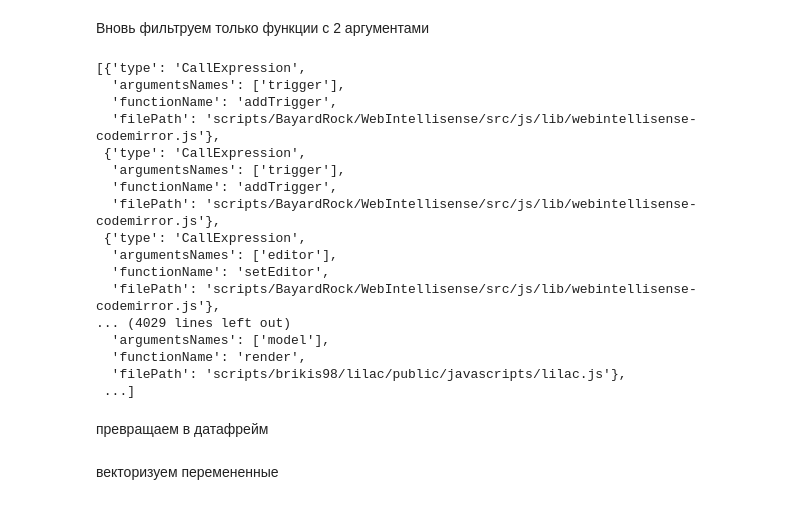
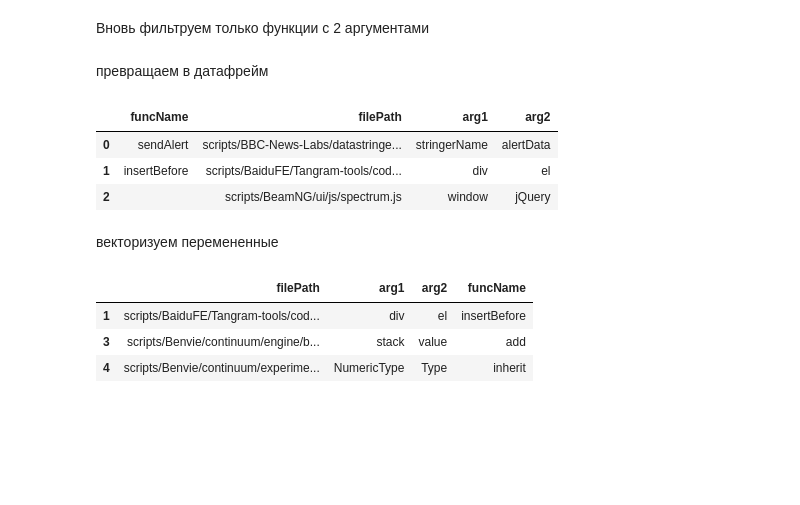
Before and after one commit to nsbarsukov/ml-bug-detector, a Jupyter notebook: function-based-bug-detector/model-creation.ipynb, the cells around one changed output. Cells and saved outputs as stored; diff of their text form; code cells hidden in the pictures; blank space fills up the shorter version.

```diff
--- a/function-based-bug-detector/model-creation.ipynb
+++ b/function-based-bug-detector/model-creation.ipynb
@@ -346,23 +344,3 @@ precision: 0.974174653887114
 Формируем тестовую выборку из массива с вызовами функциями
 # %% [markdown]
 Вновь фильтруем только функции с 2 аргументами
-# %%
-func_exec_storage
-# %% [output]
-[{'type': 'CallExpression',
-  'argumentsNames': ['trigger'],
-  'functionName': 'addTrigger',
-  'filePath': 'scripts/BayardRock/WebIntellisense/src/js/lib/webintellisense-codemirror.js'},
- {'type': 'CallExpression',
-  'argumentsNames': ['trigger'],
-  'functionName': 'addTrigger',
-  'filePath': 'scripts/BayardRock/WebIntellisense/src/js/lib/webintellisense-codemirror.js'},
- {'type': 'CallExpression',
-  'argumentsNames': ['editor'],
-  'functionName': 'setEditor',
-  'filePath': 'scripts/BayardRock/WebIntellisense/src/js/lib/webintellisense-codemirror.js'},
-... (4029 lines left out)
-  'argumentsNames': ['model'],
-  'functionName': 'render',
-  'filePath': 'scripts/brikis98/lilac/public/javascripts/lilac.js'},
- ...]
@@ -371,3 +368,10 @@ func_exec_storage
+# %%
+func_exec_2_args_df.head(3)
+# %% [output]
+|  | funcName | filePath | arg1 | arg2 |
+| 0 | sendAlert | scripts/BBC-News-Labs/datastringe... | stringerName | alertData |
+| 1 | insertBefore | scripts/BaiduFE/Tangram-tools/cod... | div | el |
+| 2 |  | scripts/BeamNG/ui/js/spectrum.js | window | jQuery |
 # %% [markdown]
 векторизуем перемененные
 # %%
@@ -381,0 +392,7 @@ two_args_funcs = two_args_funcs.drop(
+# %%
+func_exec_2_args_df.head(3)
+# %% [output]
+|  | filePath | arg1 | arg2 | funcName |
+| 1 | scripts/BaiduFE/Tangram-tools/cod... | div | el | insertBefore |
+| 3 | scripts/Benvie/continuum/engine/b... | stack | value | add |
+| 4 | scripts/Benvie/continuum/experime... | NumericType | Type | inherit |
```
Also changed, not shown: parts of 26 cells of this notebook.
